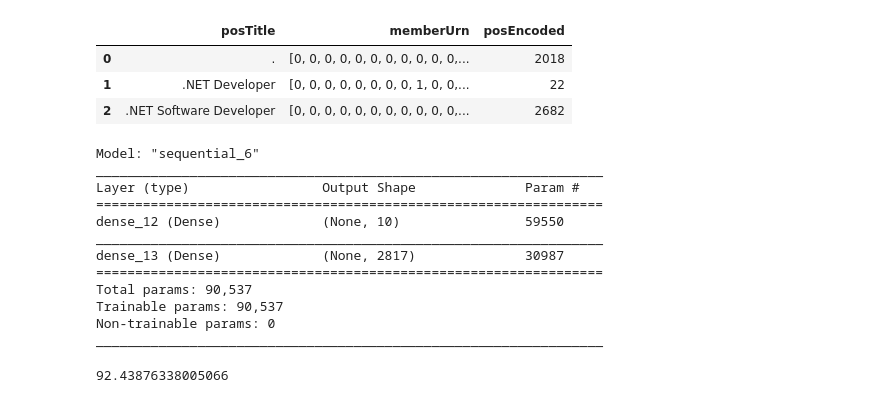
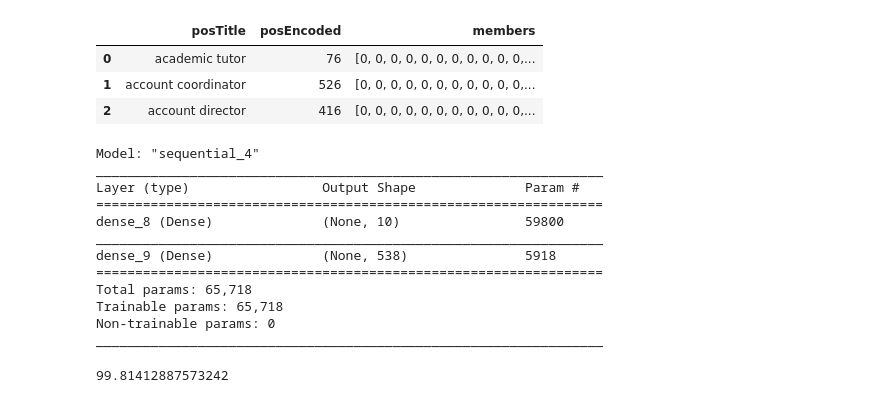
Before and after one commit to draymond63/passion, a Jupyter notebook: w2v/w2v_career_map.ipynb, the cells around one changed output. Cells and saved outputs as stored; diff of their text form; code cells hidden in the pictures.

```diff
--- a/w2v/w2v_career_map.ipynb
+++ b/w2v/w2v_career_map.ipynb
@@ -1,19 +1,19 @@
 # %%
 import pandas as pd
 import numpy as np
 import tensorflow as tf
 from tensorflow import keras
 
-train = pd.read_json('./w2v_train.json')
+train = pd.read_json('w2v_train.json')
 train.head(3)
 # %% [output]
-|  | posTitle | memberUrn | posEncoded |
-| 0 | . | [0, 0, 0, 0, 0, 0, 0, 0, 0, 0, 0,... | 2018 |
-| 1 | .NET Developer | [0, 0, 0, 0, 0, 0, 0, 0, 1, 0, 0,... | 22 |
-| 2 | .NET Software Developer | [0, 0, 0, 0, 0, 0, 0, 0, 0, 0, 0,... | 2682 |
+|  | posTitle | posEncoded | members |
+| 0 | academic tutor | 76 | [0, 0, 0, 0, 0, 0, 0, 0, 0, 0, 0,... |
+| 1 | account coordinator | 526 | [0, 0, 0, 0, 0, 0, 0, 0, 0, 0, 0,... |
+| 2 | account director | 416 | [0, 0, 0, 0, 0, 0, 0, 0, 0, 0, 0,... |
 # %%
 w2v_inner_dim = 10
-num_users = len(train['memberUrn'][0])
+num_users = len(train['members'][0])
 num_jobs = train.shape[0]
 # Simple 2 layer model to create the word2vec matrix
 # Predicting word (job) based off context (members who had that job) currently
@@ -32,24 +32,24 @@ model.compile(
 
 model.summary()
 # %% [output]
-Model: "sequential_6"
+Model: "sequential_4"
 _________________________________________________________________
 Layer (type)                 Output Shape              Param #
 =================================================================
-dense_12 (Dense)             (None, 10)                59550
+dense_8 (Dense)              (None, 10)                59800
 _________________________________________________________________
-dense_13 (Dense)             (None, 2817)              30987
+dense_9 (Dense)              (None, 538)               5918
 =================================================================
-Total params: 90,537
-Trainable params: 90,537
+Total params: 65,718
+Trainable params: 65,718
 Non-trainable params: 0
 _________________________________________________________________
 # %%
 history = model.fit(
-    np.array(train['memberUrn'].tolist()), # dtype=np.float32
+    np.array(train['members'].tolist()), # dtype=np.float32
     np.array(train['posEncoded'].tolist()),
     callbacks=[
-        tf.keras.callbacks.EarlyStopping(monitor='accuracy', min_delta=0.0001, patience=3)
+        tf.keras.callbacks.EarlyStopping(monitor='accuracy', min_delta=0.0001, patience=10)
     ],
     epochs=200,
     shuffle=True,
@@ -57,7 +57,7 @@ history = model.fit(
 )
 history.history['accuracy'][-1] * 100
 # %% [output]
-92.43876338005066
+99.81412887573242
 # %%
 w2v_matrix = pd.DataFrame(model.get_weights()[2]).transpose()
 w2v_matrix = pd.concat([train['posTitle'], w2v_matrix], axis=1)
```
Also changed, not shown: parts of 2 cells of this notebook, 4 other files.
